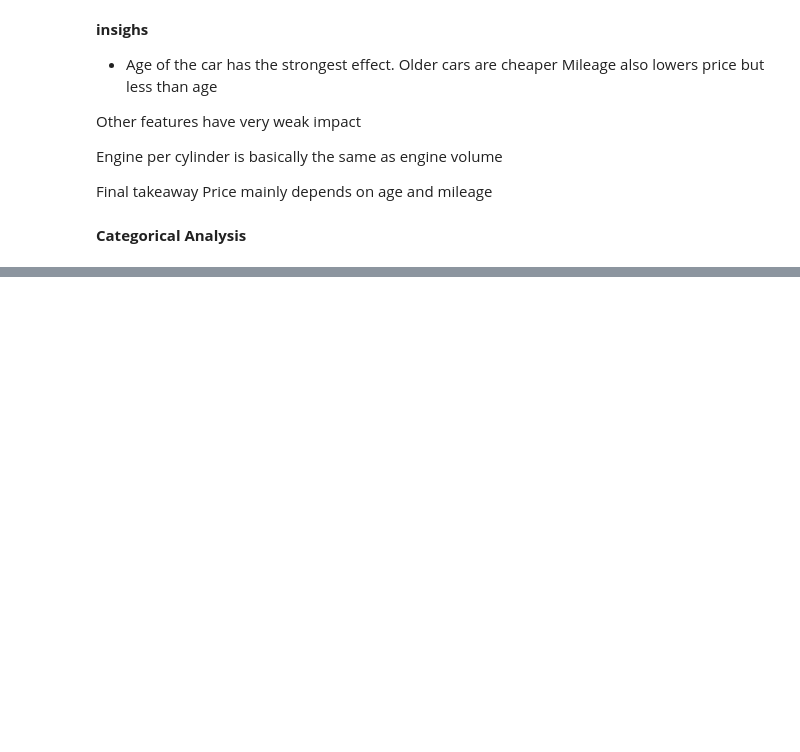
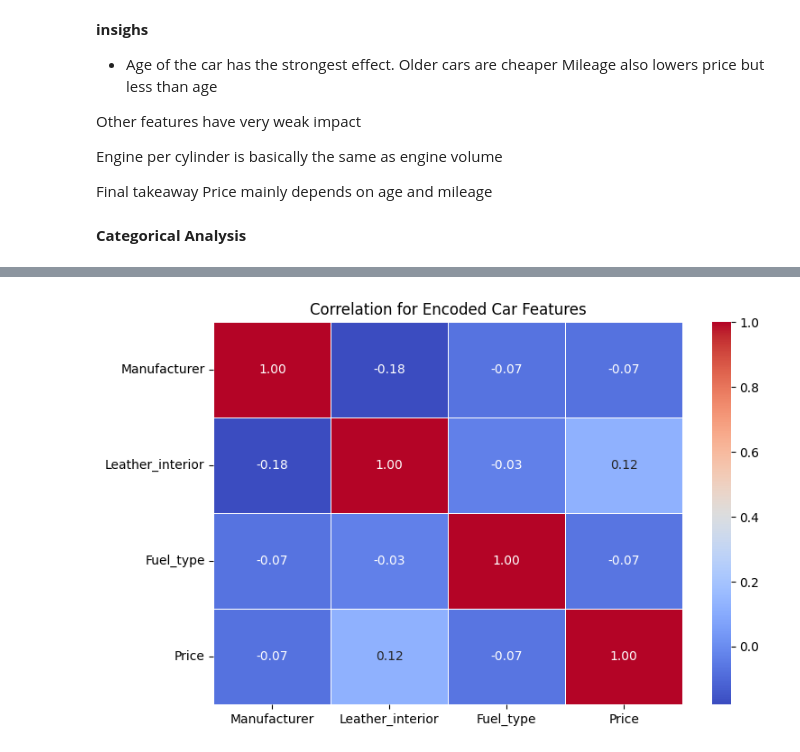
Before and after one commit to Amany-Ibrahim-1510/-car_price_prediction-, a Jupyter notebook: notebooks/eda.ipynb, the cells around one changed output, grey strips where cells are left out. Drawn from its saved outputs; the diff is of its cells as text; code cells hidden in the pictures; blank space fills up the shorter version.

```diff
--- a/notebooks/eda.ipynb
+++ b/notebooks/eda.ipynb
@@ -823,0 +808,8 @@ df[car_cols].head()
+# %%
+
+feat = 'Leather_interior'
+
+le = LabelEncoder()
+df[feat] = le.fit_transform(df[feat])
+
+df[feat].head()
@@ -843,0 +849,7 @@ Unique value counts: 4038
+# %%
+from sklearn.preprocessing import LabelEncoder
+feat = 'Fuel_type'
+le = LabelEncoder()
+df[feat] = le.fit_transform(df[feat])
+df[feat].head()
+info('Fuel_type')
@@ -843,0 +881,9 @@ Unique value counts: 4038
+# %%
+from sklearn.preprocessing import LabelEncoder
+
+feat = 'Manufacturer'
+
+le = LabelEncoder()
+df[feat] = le.fit_transform(df[feat])
+
+df[feat].head()
@@ -843,0 +912,11 @@ Unique value counts: 4038
+# %%
+car_features = ['Manufacturer', 'Leather_interior', 'Fuel_type', 'Price']
+car_df = df[car_features]
+corr_matrix = car_df.corr()
+plt.figure(figsize=(8,5))
+sns.heatmap(corr_matrix, annot=True, cmap='coolwarm', fmt='.2f', linewidths=0.5)
+plt.title('Correlation for Encoded Car Features')
+plt.tight_layout()
+plt.show()
+# %% [output]
+[figure, added]
```
Also changed, not shown: parts of 16 cells of this notebook.
